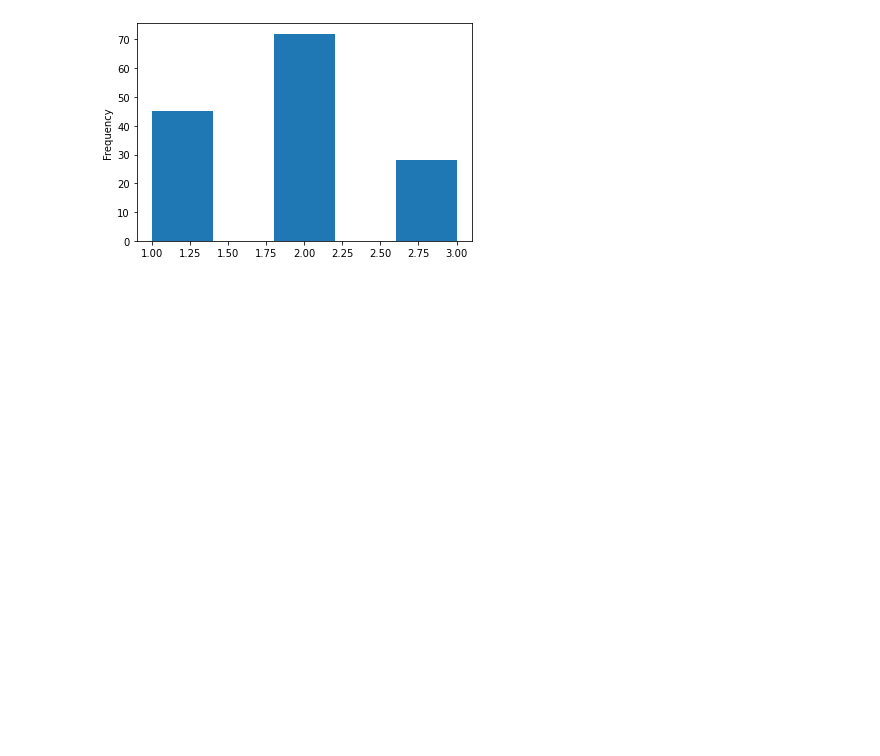
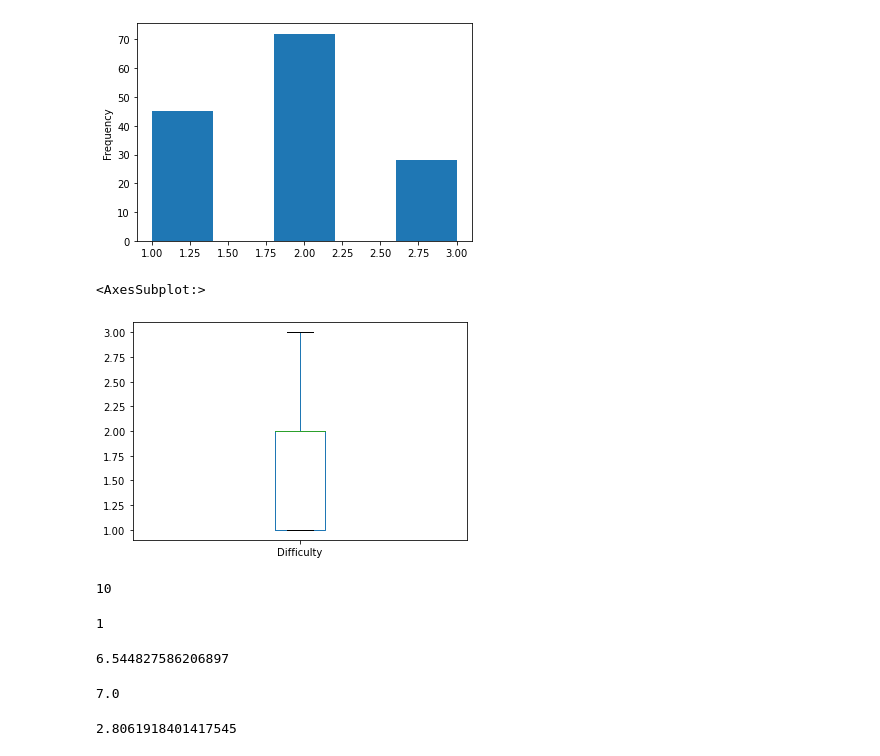
Before and after one commit to JorikLeemans/Portfolio, a Jupyter notebook: Jupyter/Porftolio Assignments.ipynb, the cells around one changed output. Saved outputs shown, nothing was run; the diff lists cells and outputs as text; code cells hidden in the pictures; blank space fills up the shorter version.

```diff
--- a/Jupyter/Porftolio Assignments.ipynb
+++ b/Jupyter/Porftolio Assignments.ipynb
@@ -120,3 +188,28 @@ lolChampions['Difficulty'].plot(kind='hist', bins=5)
 # %% [output]
 <AxesSubplot:ylabel='Frequency'>
 [figure]
+# %%
+lolChampions['Difficulty'].plot(kind='box')
+# %% [output]
+<AxesSubplot:>
+[figure, added]
+# %%
+lolChampions['Style'].max()
+# %% [output]
+10
+# %%
+lolChampions['Style'].min()
+# %% [output]
+1
+# %%
+lolChampions['Style'].mean()
+# %% [output]
+6.544827586206897
+# %%
+lolChampions['Style'].median()
+# %% [output]
+7.0
+# %%
+lolChampions['Style'].std()
+# %% [output]
+2.8061918401417545
```
Also changed, not shown: parts of 157 cells of this notebook, 5 other files.
